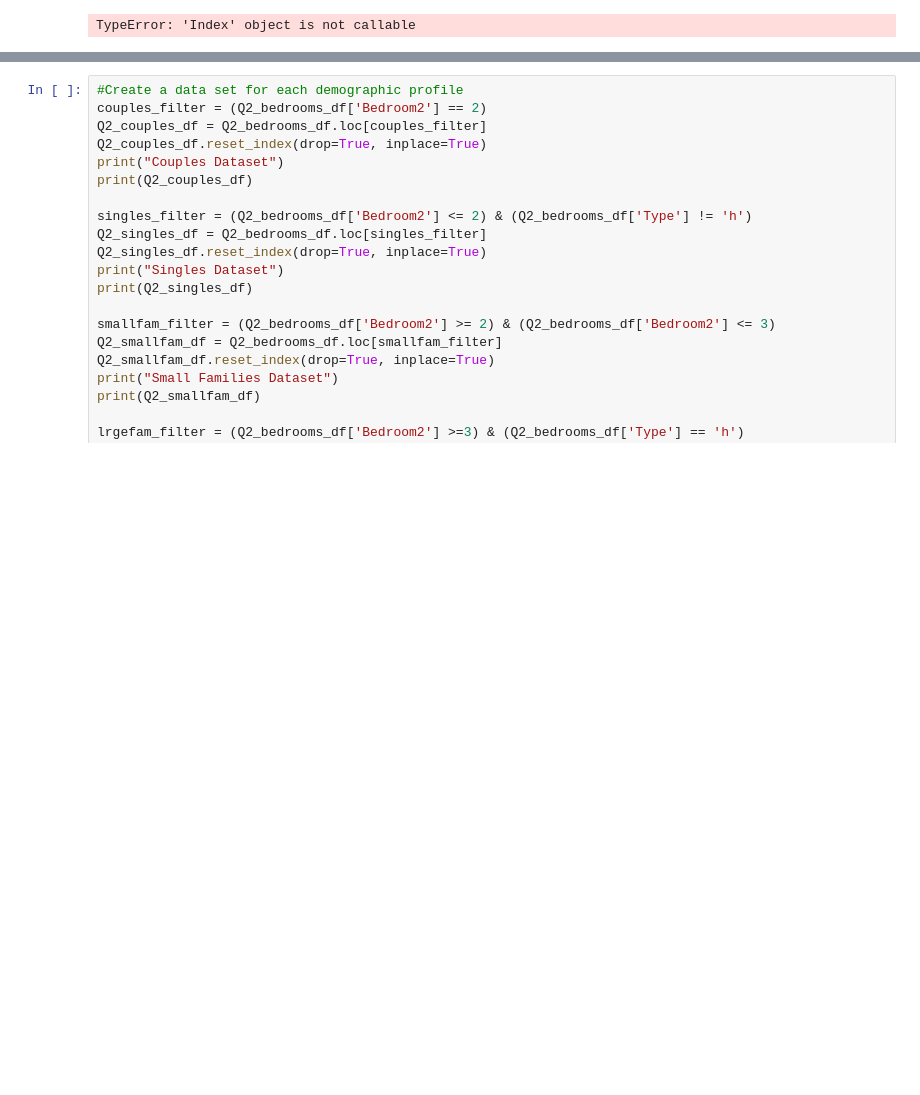
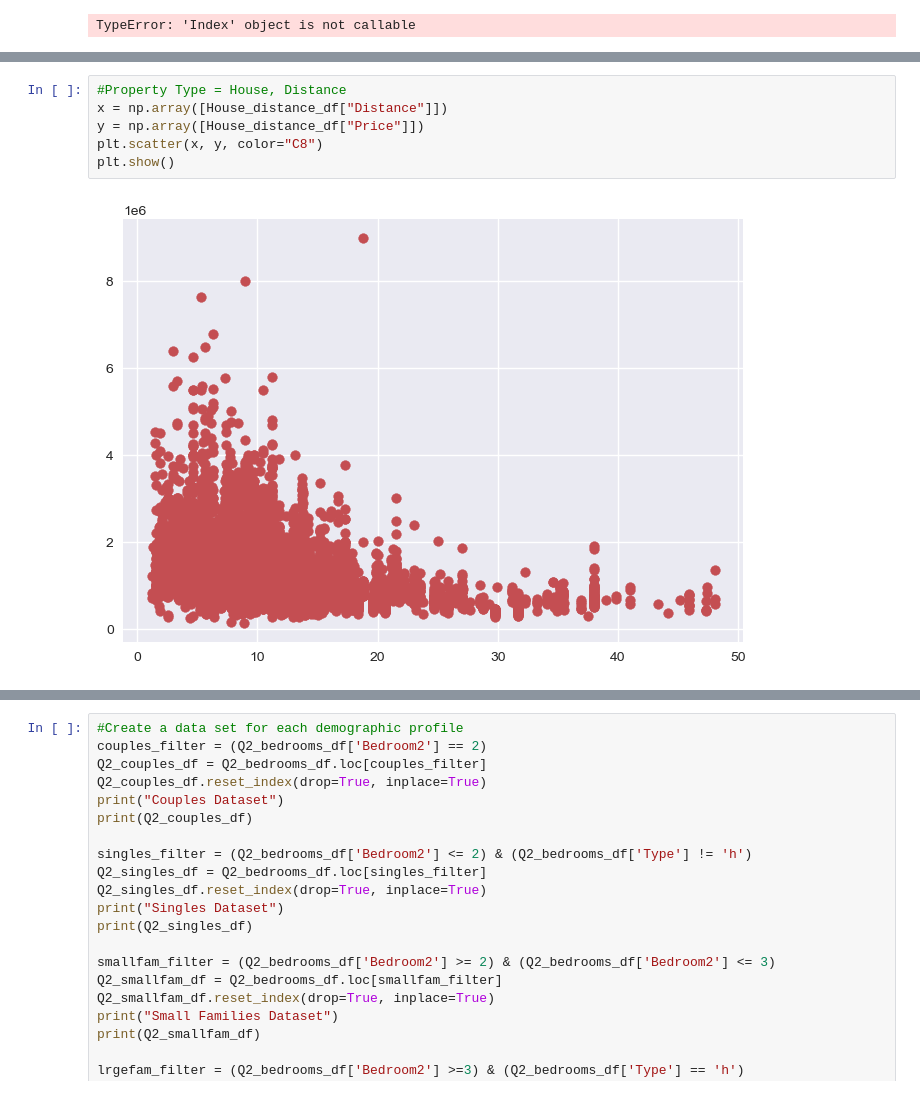
Before and after one commit to Kopixx/Project-1, a Jupyter notebook: Q2_data_exploration_based_off_existing_Q1.ipynb, the cells around one changed output, grey strips where cells are left out. Saved outputs shown, nothing was run; the diff lists cells and outputs as text; blank space fills up the shorter version.

```diff
--- a/Q2_data_exploration_based_off_existing_Q1.ipynb
+++ b/Q2_data_exploration_based_off_existing_Q1.ipynb
@@ -772,0 +800,8 @@ plt.show()
+# %%
+#Property Type = House, Distance
+x = np.array([House_distance_df["Distance"]])
+y = np.array([House_distance_df["Price"]])
+plt.scatter(x, y, color="C8")
+plt.show()
+# %% [output]
+[figure, added]
```
Also changed, not shown: parts of 11 cells of this notebook.
